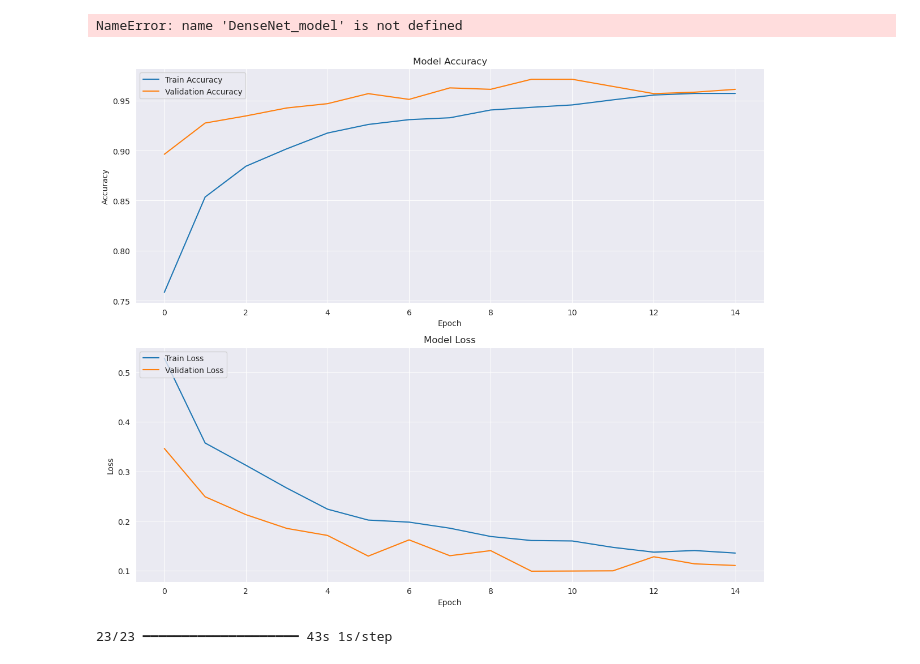
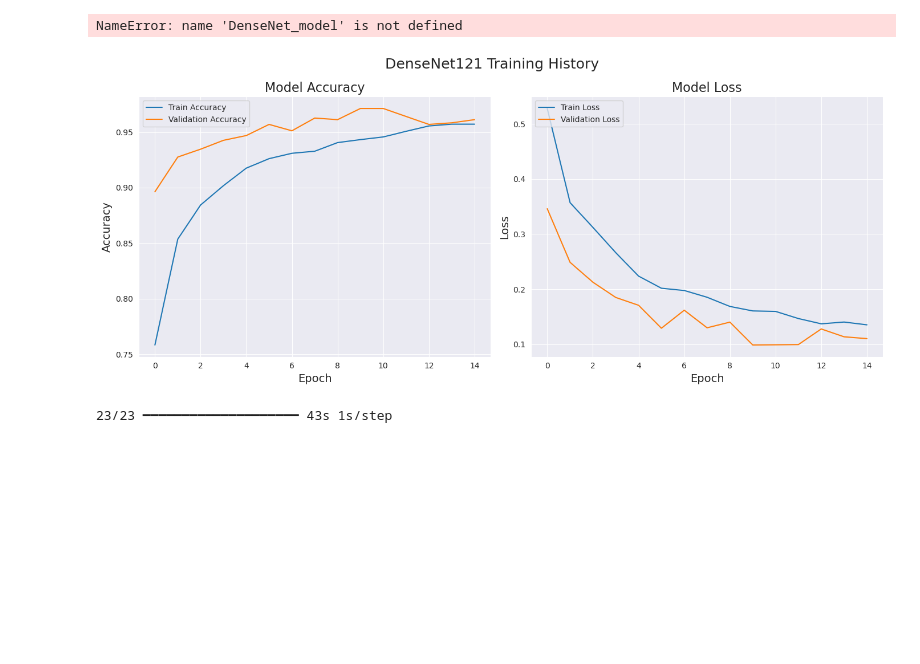
Before and after one commit to lazzerialberto/DL2025, a Jupyter notebook: project.ipynb, the cells around one changed output. Saved outputs shown, nothing was run; the diff lists cells and outputs as text; code cells hidden in the pictures; blank space fills up the shorter version.

Commit message:
update history visualization

```diff
--- a/project.ipynb
+++ b/project.ipynb
@@ -963,39 +963,39 @@ print("--- DenseNet121 Model Training Finished ---")
 NameError: name 'DenseNet_model' is not defined
 # %%
 def plot_training_history(history):
-	fig, axs = plt.subplots(2, 1, figsize=(12, 10))
+	fig, axs = plt.subplots(1, 2, figsize=(14, 6))
 	axs[0].plot(history.history['accuracy'], label='Train Accuracy')
 	axs[0].plot(history.history['val_accuracy'], label='Validation Accuracy')
-	axs[0].set_title('Model Accuracy')
-	axs[0].set_ylabel('Accuracy')
-	axs[0].set_xlabel('Epoch')
+	axs[0].set_title('Model Accuracy', fontsize=16)
+	axs[0].set_ylabel('Accuracy', fontsize=14)
+	axs[0].set_xlabel('Epoch', fontsize=14)
 	axs[0].legend(loc='upper left')
 	axs[0].grid(True)
 
 	axs[1].plot(history.history['loss'], label='Train Loss')
 	axs[1].plot(history.history['val_loss'], label='Validation Loss')
-	axs[1].set_title('Model Loss')
-	axs[1].set_ylabel('Loss')
-	axs[1].set_xlabel('Epoch')
+	axs[1].set_title('Model Loss', fontsize=16)
+	axs[1].set_ylabel('Loss', fontsize=14)
+	axs[1].set_xlabel('Epoch', fontsize=14)
 	axs[1].legend(loc='upper left')
 	axs[1].grid(True)
 
+	plt.suptitle('DenseNet121 Training History', fontsize=18)
 	plt.tight_layout()
 	plt.show()
 
-# read history from npy file if it exists
-if os.path.exists('DenseNet121_history.npy'):
-	history_data = np.load('DenseNet121_history.npy', allow_pickle=True).item()
+if os.path.exists('DenseNet121_history_wout_class_weight.npy'):
+	history_data = np.load('DenseNet121_history_wout_class_weight.npy', allow_pickle=True).item()
 	history_n = tf.keras.callbacks.History()
 	history_n.history = {
 		'loss': history_data['loss'],
 		'val_loss': history_data['val_loss'],
 		'accuracy': history_data['accuracy'],
 		'val_accuracy': history_data['val_accuracy']
 	}
 plot_training_history(history_n)
 # %% [output]
-[figure, old version]
+[figure, new version]
 # %%
 #confusion matrix on test set
 def plot_confusion_matrix(y_true, y_pred, classes):
```
